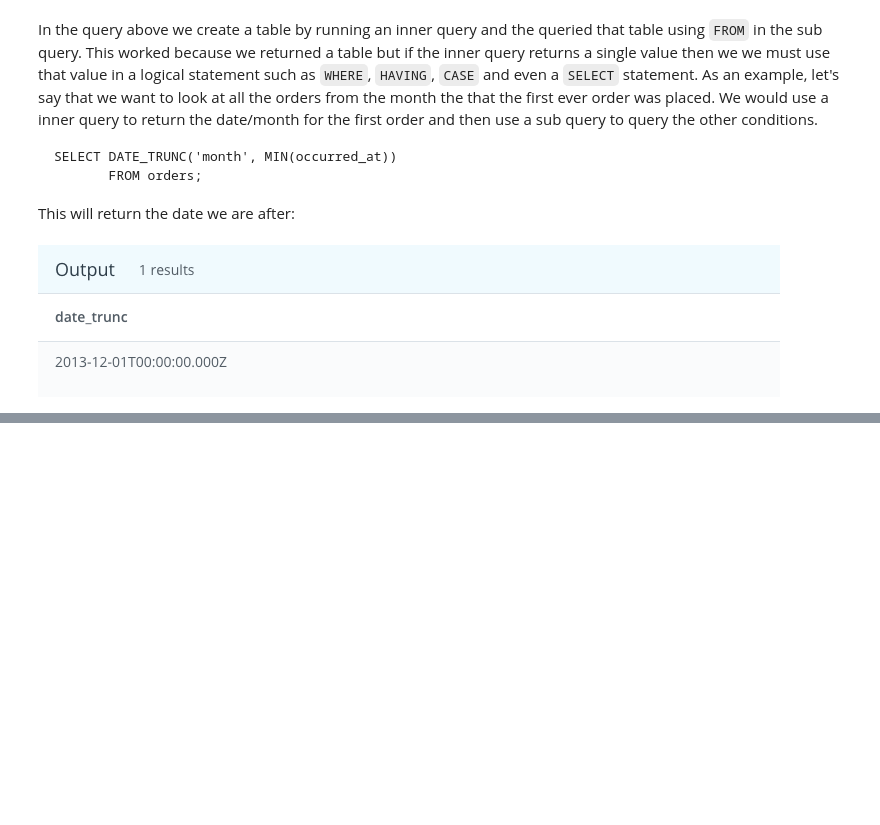
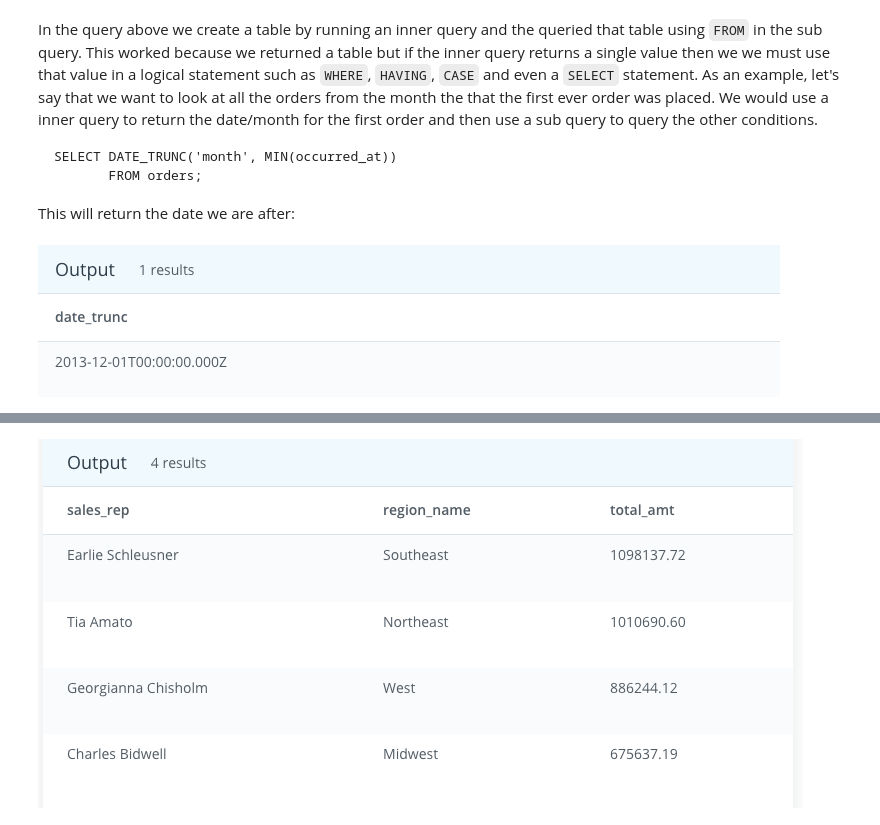
Before and after one commit to GabeMaldonado/SQL, a Jupyter notebook: PostgreSQL_III.ipynb, the cells around one changed output, grey strips where cells are left out. Cells and saved outputs as stored; diff of their text form; code cells hidden in the pictures; blank space fills up the shorter version.

```diff
--- a/PostgreSQL_III.ipynb
+++ b/PostgreSQL_III.ipynb
@@ -58,0 +157,4 @@ Image('/content/Postgresql_DATE_TRUNC.png')
+# %%
+Image('/content/Postgresql_sub_query_ex3.png')
+# %% [output]
+[figure, added]
```
Also changed, not shown: parts of 7 cells of this notebook.
